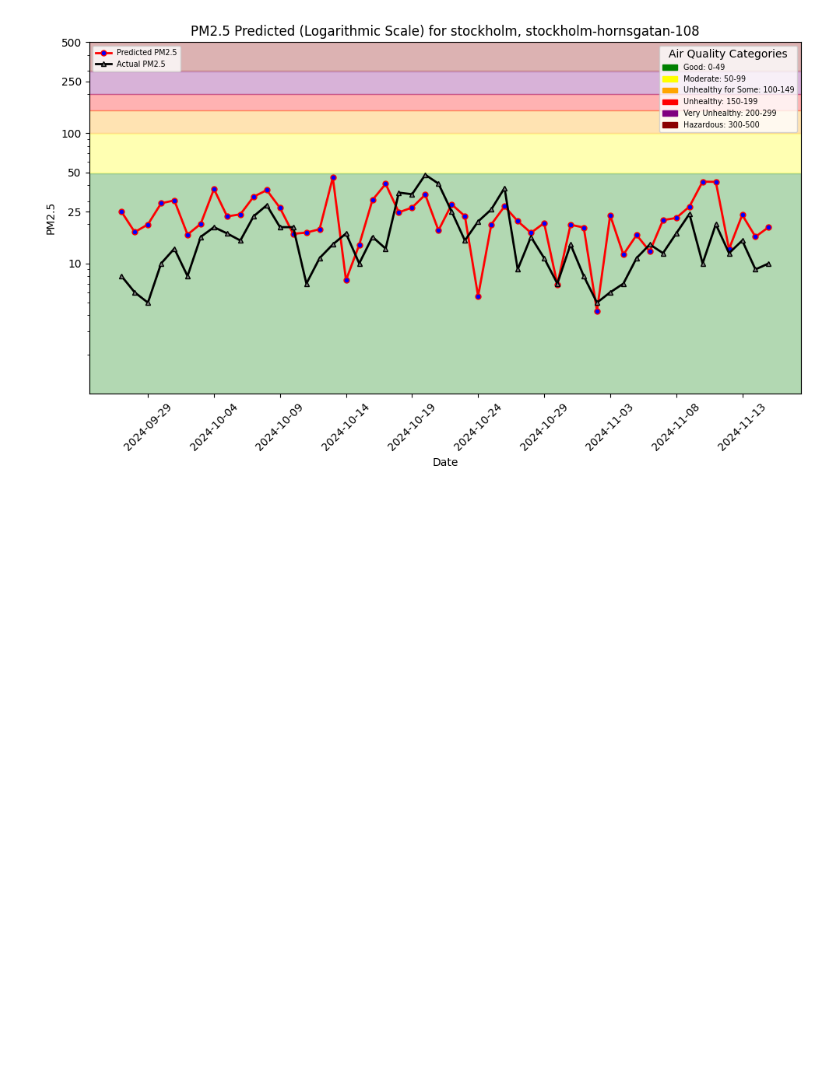
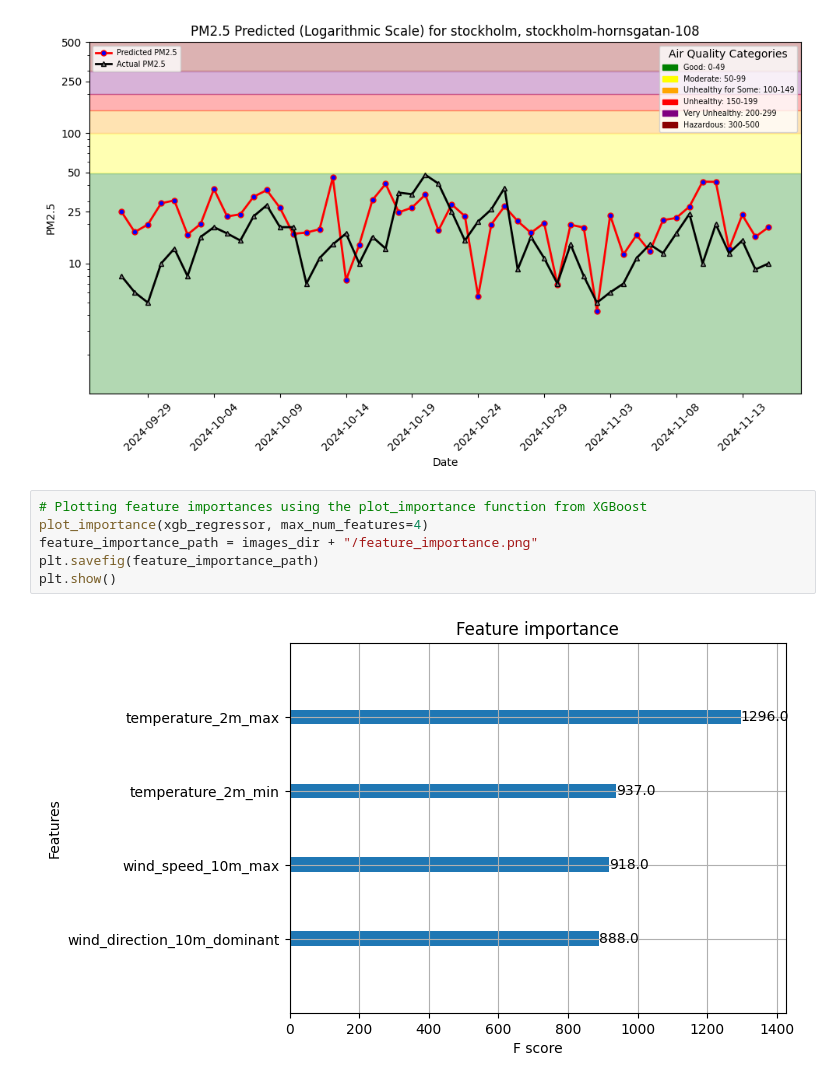
Before and after one commit to IST199655/ID2223_Lab1, a Jupyter notebook: notebooks/lab1/lab1.ipynb, the cells around one changed output. Cells and saved outputs as stored; diff of their text form; blank space fills up the shorter version.

```diff
--- a/notebooks/lab1/lab1.ipynb
+++ b/notebooks/lab1/lab1.ipynb
@@ -344,3 +318,11 @@ plt = util.plot_air_quality_forecast(city, street, df, file_path, hindcast=True)
 plt.show()
 # %% [output]
 [figure]
+# %%
+# Plotting feature importances using the plot_importance function from XGBoost
+plot_importance(xgb_regressor, max_num_features=4)
+feature_importance_path = images_dir + "/feature_importance.png"
+plt.savefig(feature_importance_path)
+plt.show()
+# %% [output]
+[figure, added]
```
Also changed, not shown: parts of 16 cells of this notebook, 2 other files.
